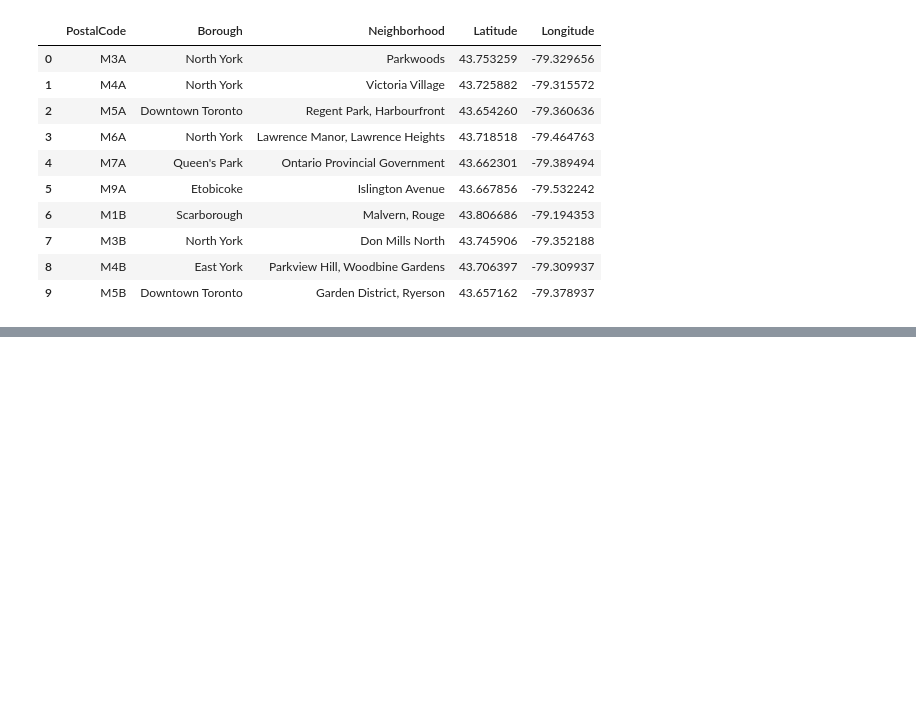
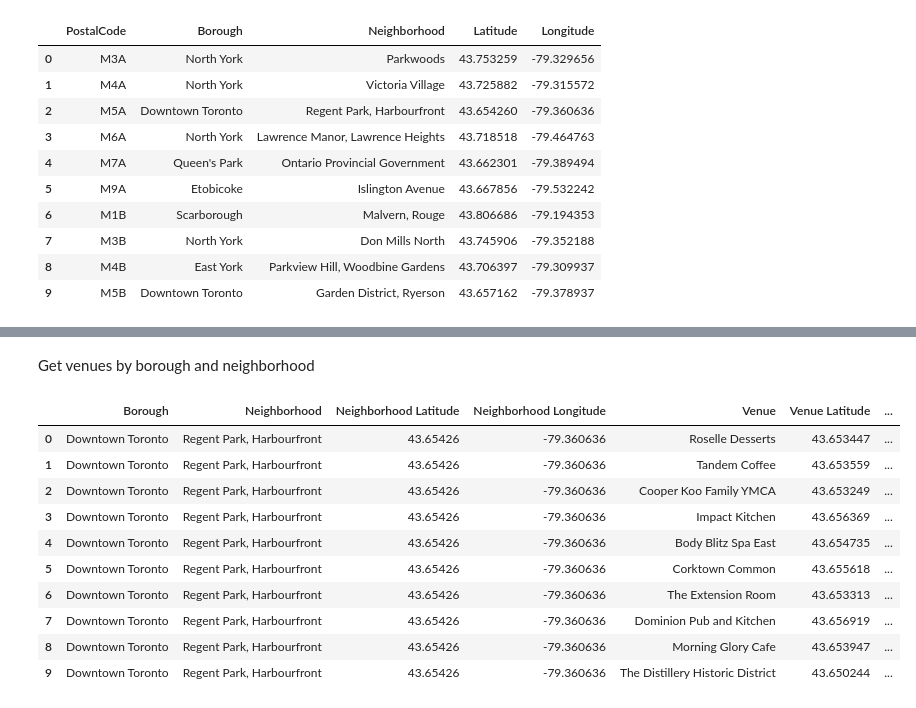
Before and after one commit to AdrianEhrlich/AdrianEhrlich-Segmenting-and-Clustering-Neighborhoods-in-Toronto, a Jupyter notebook: Segmenting and Clustering Neighborhoods in Toronto.ipynb, the cells around one changed output, grey strips where cells are left out. Drawn from its saved outputs; the diff is of its cells as text; code cells hidden in the pictures; blank space fills up the shorter version.

```diff
--- a/Segmenting and Clustering Neighborhoods in Toronto.ipynb
+++ b/Segmenting and Clustering Neighborhoods in Toronto.ipynb
@@ -92,0 +123,8 @@ df.head(10)
+# %%
+# getting the coordinates of Toronto
+address = 'Toronto'
+
+geolocator = Nominatim(user_agent="toronto-explorer")
+location = geolocator.geocode(address)
+latitude = location.latitude
+longitude = location.longitude
@@ -92,0 +197,2 @@ df.head(10)
+# %% [markdown]
+Get venues by borough and neighborhood
@@ -92,0 +241,18 @@ df.head(10)
+# %%
+borough_neighborhood_venues = getNearbyVenues(boroughs=df_toronto_borough['Borough'],
+                                             neighborhoods=df_toronto_borough['Neighborhood'],
+                                             latitudes=df_toronto_borough['Latitude'],
+                                             longitudes=df_toronto_borough['Longitude'])
+borough_neighborhood_venues.head(10)
+# %% [output]
+|  | Borough | Neighborhood | Neighborhood Latitude | Neighborhood Longitude | Venue | Venue Latitude | ... |
+| 0 | Downtown Toronto | Regent Park, Harbourfront | 43.65426 | -79.360636 | Roselle Desserts | 43.653447 | ... |
+| 1 | Downtown Toronto | Regent Park, Harbourfront | 43.65426 | -79.360636 | Tandem Coffee | 43.653559 | ... |
+| 2 | Downtown Toronto | Regent Park, Harbourfront | 43.65426 | -79.360636 | Cooper Koo Family YMCA | 43.653249 | ... |
+| 3 | Downtown Toronto | Regent Park, Harbourfront | 43.65426 | -79.360636 | Impact Kitchen | 43.656369 | ... |
+| 4 | Downtown Toronto | Regent Park, Harbourfront | 43.65426 | -79.360636 | Body Blitz Spa East | 43.654735 | ... |
+| 5 | Downtown Toronto | Regent Park, Harbourfront | 43.65426 | -79.360636 | Corktown Common | 43.655618 | ... |
+| 6 | Downtown Toronto | Regent Park, Harbourfront | 43.65426 | -79.360636 | The Extension Room | 43.653313 | ... |
+| 7 | Downtown Toronto | Regent Park, Harbourfront | 43.65426 | -79.360636 | Dominion Pub and Kitchen | 43.656919 | ... |
+| 8 | Downtown Toronto | Regent Park, Harbourfront | 43.65426 | -79.360636 | Morning Glory Cafe | 43.653947 | ... |
+| 9 | Downtown Toronto | Regent Park, Harbourfront | 43.65426 | -79.360636 | The Distillery Historic District | 43.650244 | ... |
```
Also changed, not shown: parts of 22 cells of this notebook.
